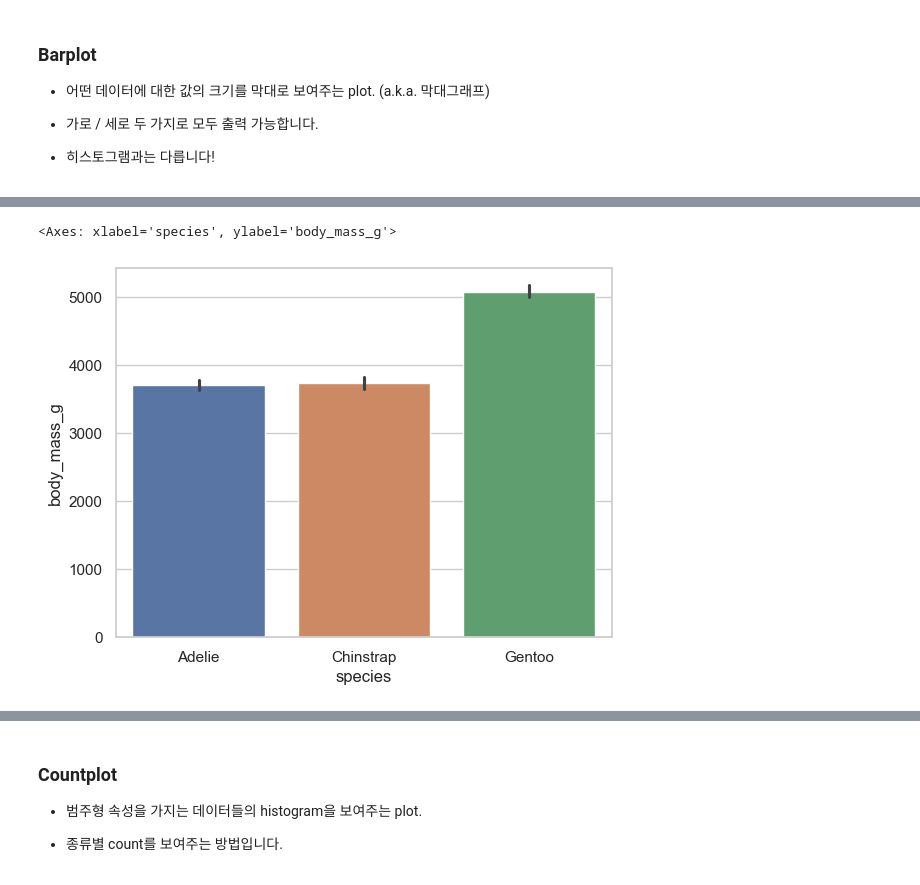
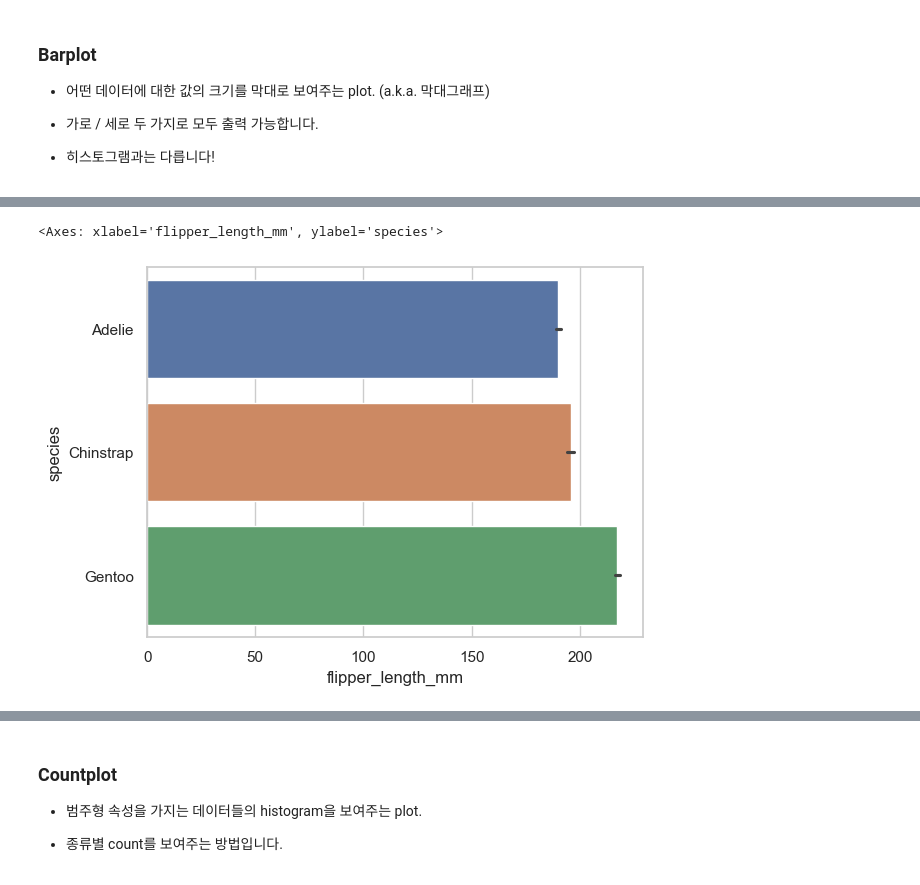
Before and after one commit to Collegenie-X/python_ex, a Jupyter notebook: Pandas/seaborn/데이터 시각화.ipynb, the cells around one changed output, grey strips where cells are left out. Drawn from its saved outputs; the diff is of its cells as text; code cells hidden in the pictures.

```diff
--- a/Pandas/seaborn/데이터 시각화.ipynb
+++ b/Pandas/seaborn/데이터 시각화.ipynb
@@ -36,0 +54,2 @@ penguins
+# %%
+penguins.dropna(inplace=True)
@@ -75,8 +161,6 @@ sns.displot(data=penguins, x="flipper_length_mm", hue="species", col="species")
 # %%
 # penguin 데이터에 barplot을 출력합니다.
-#sns.barplot(data=penguins, x="flipper_length_mm", y="species", hue='species')
-#sns.barplot(data=penguins, y="flipper_length_mm", x="species", hue='species')
-sns.barplot(data=penguins, y="body_mass_g", x="species", hue='species')
+sns.barplot(data=penguins, x="flipper_length_mm", y="species", hue='species')
 # %% [output]
-<Axes: xlabel='species', ylabel='body_mass_g'>
+<Axes: xlabel='flipper_length_mm', ylabel='species'>
-[figure, old version]
+[figure, new version]
```
Also changed, not shown: parts of 24 cells of this notebook, 7 other files.
